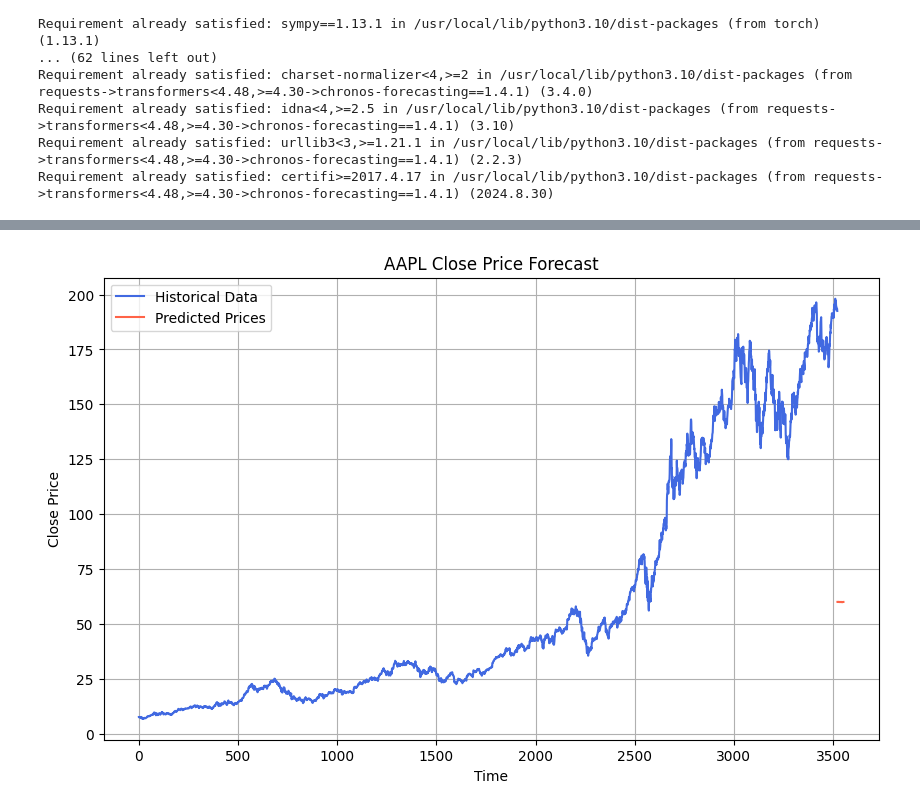
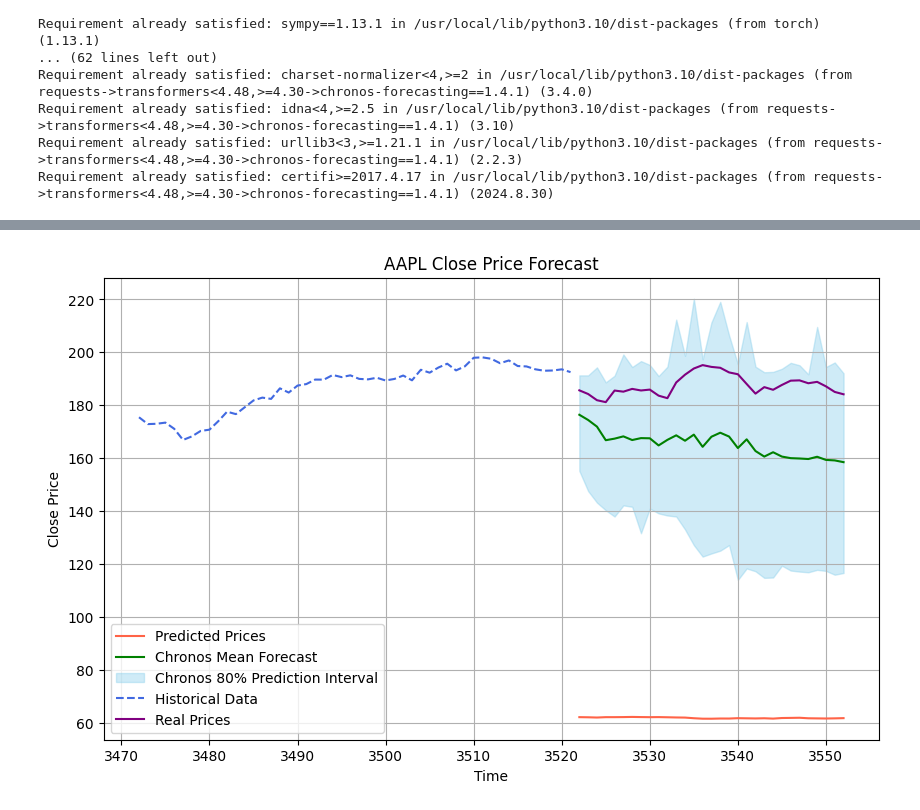
Before and after one commit to JackBstn/Chronos_multivariate, a Jupyter notebook: mv_chronos.ipynb, the cells around one changed output, grey strips where cells are left out. Cells and saved outputs as stored; diff of their text form; code cells hidden in the pictures.

Commit message:
Test LR scheduler, different NN architecture, plot results nicely

```diff
--- a/mv_chronos.ipynb
+++ b/mv_chronos.ipynb
@@ -166,19 +171,24 @@ Dataset size: 3492
 import torch.nn as nn
 
 class PricePredictionNN(nn.Module):
-        def __init__(self, input_size, hidden_size, output_size):
+        def __init__(self, input_size, hidden_size_1, hidden_size_2, output_size):
             super(PricePredictionNN, self).__init__()
-            self.fc1 = nn.Linear(input_size, hidden_size)
+            self.fc1 = nn.Linear(input_size, hidden_size_1)
             self.relu1 = nn.ReLU()
-            self.dropout1 = nn.Dropout(0.2)  # Add dropout
-            self.fc2 = nn.Linear(hidden_size, hidden_size)  # Extra hidden layer
+            self.dropout1 = nn.Dropout(0.1)
+            self.fc2 = nn.Linear(hidden_size_1, hidden_size_2)
             self.relu2 = nn.ReLU()
-            self.dropout2 = nn.Dropout(0.2)
-            self.fc3 = nn.Linear(hidden_size, output_size)
+            self.dropout2 = nn.Dropout(0.1)
+            self.fc3 = nn.Linear(hidden_size_2, output_size)
 
         def forward(self, x):
             x = self.dropout1(self.relu1(self.fc1(x)))
             x = self.dropout2(self.relu2(self.fc2(x)))
             x = self.fc3(x)
             return x
+# %%
+LR = 0.001 # Initial learning rate
+WEIGHT_DECAY = 4e-5 # Regularization
+STEP_SIZE = [150, 300, 600] # Number of epochs before decreasing LR
+GAMMA = 0.1 # Multiplicative factor for learning rate step-down
 # %%
@@ -267,37 +289,64 @@ Epoch 5000/5000, Testing Loss: 3072.7209, Validation Loss: 3160.4341
 # %%
+# Test on new data (from 2024), plotting the true value,
+# the value predicted by our NN and the value (+confidence interval) predicted by Chronos, to compare them.
+# Ensure that the vectors plotted are of the correct dimensions
+
 # Nuovi dati
 new_data = yf.download(symbol, start="2024-01-01", end="2024-03-31", progress=False)
 new_covariates = new_data[["Open", "High", "Low", "Volume"]].values
 new_close_prices = new_data["Close"].values
 
 # Genera dati di test con la finestra mobile
 X_test, Y_test = generate_dataset_with_chronos(new_covariates, new_close_prices, pipeline)
 X_test = scaler_x.transform(X_test)
 
 # Converti in tensore
 X_test = torch.tensor(X_test, dtype=torch.float32)
 
 model.load_state_dict(torch.load("best_model.pth"))
 model.eval()
 with torch.no_grad():
     test_predictions = model(X_test)
 
-# test_predictions_original = scaler_y.inverse_transform(test_predictions)
-test_predictions_original = test_predictions.numpy()
+test_predictions_original = scaler_y.inverse_transform(test_predictions)
 
 # Indici temporali per i dati storici e di test
 historical_index = np.arange(len(close_prices))  # Dati storici
-forecast_index = np.arange(len(close_prices), len(close_prices) + len(test_predictions))  # Previsioni
+test_index = np.arange(len(close_prices), len(close_prices) + len(test_predictions_original))
+
+# Riduci le dimensioni del contesto e della lunghezza della previsione per Chronos
+chronos_context = torch.tensor(close_prices[-500:])  # Usa gli ultimi 500 punti dati come contesto
+chronos_prediction_length = len(test_predictions_original)
+
+chronos_forecast = pipeline.predict(context=chronos_context, prediction_length=chronos_prediction_length)
+low, median, high = np.quantile(chronos_forecast[0].numpy(), [0.1, 0.5, 0.9], axis=0)
+mean_forecast = np.mean(chronos_forecast[0].numpy(), axis=0)
+
+# Assicurati che i vettori abbiano le dimensioni corrette
+mean_forecast = mean_forecast[:len(test_predictions_original)]
+low = low[:len(test_predictions_original)]
+high = high[:len(test_predictions_original)]
+
 
 # Grafico
 plt.figure(figsize=(10, 6))
-plt.plot(historical_index, close_prices, color="royalblue", label="Historical Data")  # Storici
-plt.plot(forecast_index, test_predictions_original, color="tomato", label="Predicted Prices")  # Previsioni
+
+plt.plot(test_index, test_predictions_original, color="tomato", label="Predicted Prices")  # Nostre previsioni
+plt.plot(test_index, mean_forecast, color="green", label="Chronos Mean Forecast") # Chronos
+plt.fill_between(test_index, low, high, color="skyblue", alpha=0.4, label="Chronos 80% Prediction Interval") # Chronos confidence
+
+# Plot the history, only last 50 timesteps
+plt.plot(historical_index[-50:], close_prices[-50:], color="royalblue", label="Historical Data", linestyle='--')  # Storico
+
+
+# Plot the "real" line
+plt.plot(test_index, new_close_prices[:len(test_predictions_original)], color="purple", label="Real Prices") #Taglio per allineare i vettori
+
 plt.title(f"{symbol} Close Price Forecast")
 plt.xlabel("Time")
 plt.ylabel("Close Price")
 plt.legend()
 plt.grid()
 plt.show()
 # %% [output]
-[figure, old version]
+[figure, new version]
```
Also changed, not shown: parts of 4 cells of this notebook.
